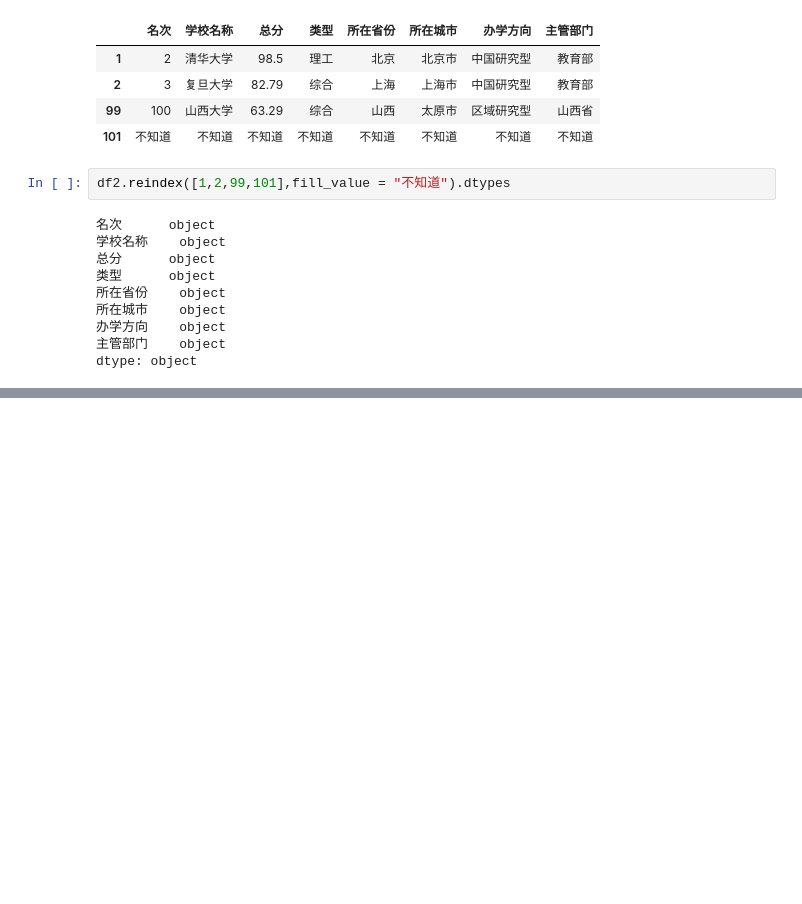
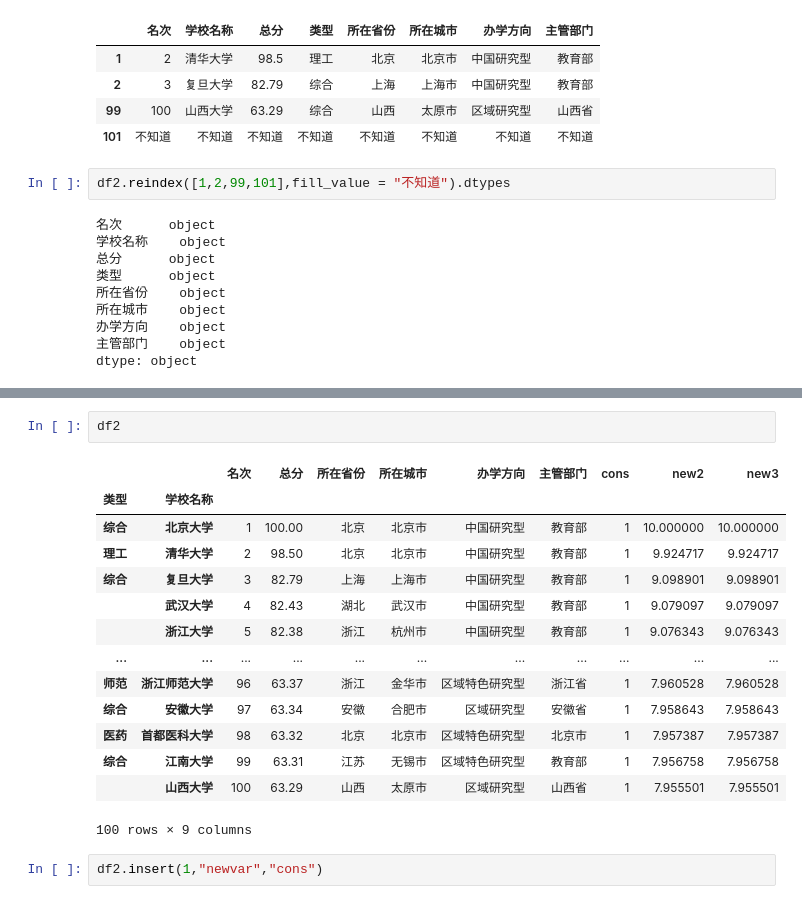
Before and after one commit to IamZY/DataAnalysis, a Jupyter notebook: pandas/Pandas.ipynb, the cells around one changed output, grey strips where cells are left out. Saved outputs shown, nothing was run; the diff lists cells and outputs as text; blank space fills up the shorter version.

```diff
--- a/pandas/Pandas.ipynb
+++ b/pandas/Pandas.ipynb
@@ -840,0 +1475,19 @@ dtype: object
+# %%
+df2
+# %% [output]
+|  |  | 名次 | 总分 | 所在省份 | 所在城市 | 办学方向 | 主管部门 | cons | new2 | new3 |
+| 类型 | 学校名称 |  |  |  |  |  |  |  |  |  |
+| 综合 | 北京大学 | 1 | 100.00 | 北京 | 北京市 | 中国研究型 | 教育部 | 1 | 10.000000 | 10.000000 |
+| 理工 | 清华大学 | 2 | 98.50 | 北京 | 北京市 | 中国研究型 | 教育部 | 1 | 9.924717 | 9.924717 |
+| 综合 | 复旦大学 | 3 | 82.79 | 上海 | 上海市 | 中国研究型 | 教育部 | 1 | 9.098901 | 9.098901 |
+|  | 武汉大学 | 4 | 82.43 | 湖北 | 武汉市 | 中国研究型 | 教育部 | 1 | 9.079097 | 9.079097 |
+|  | 浙江大学 | 5 | 82.38 | 浙江 | 杭州市 | 中国研究型 | 教育部 | 1 | 9.076343 | 9.076343 |
+| ... | ... | ... | ... | ... | ... | ... | ... | ... | ... | ... |
+| 师范 | 浙江师范大学 | 96 | 63.37 | 浙江 | 金华市 | 区域特色研究型 | 浙江省 | 1 | 7.960528 | 7.960528 |
+| 综合 | 安徽大学 | 97 | 63.34 | 安徽 | 合肥市 | 区域研究型 | 安徽省 | 1 | 7.958643 | 7.958643 |
+| 医药 | 首都医科大学 | 98 | 63.32 | 北京 | 北京市 | 区域特色研究型 | 北京市 | 1 | 7.957387 | 7.957387 |
+| 综合 | 江南大学 | 99 | 63.31 | 江苏 | 无锡市 | 区域特色研究型 | 教育部 | 1 | 7.956758 | 7.956758 |
+|  | 山西大学 | 100 | 63.29 | 山西 | 太原市 | 区域研究型 | 山西省 | 1 | 7.955501 | 7.955501 |
+100 rows × 9 columns
+# %%
+df2.insert(1,"newvar","cons")
```
Also changed, not shown: parts of 119 cells of this notebook, 1 other file.
